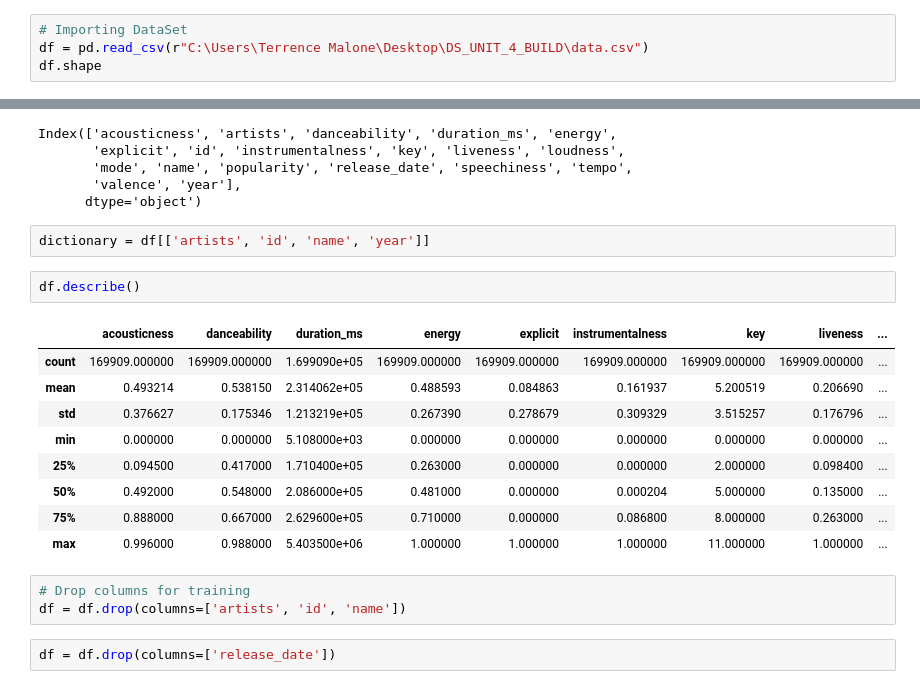
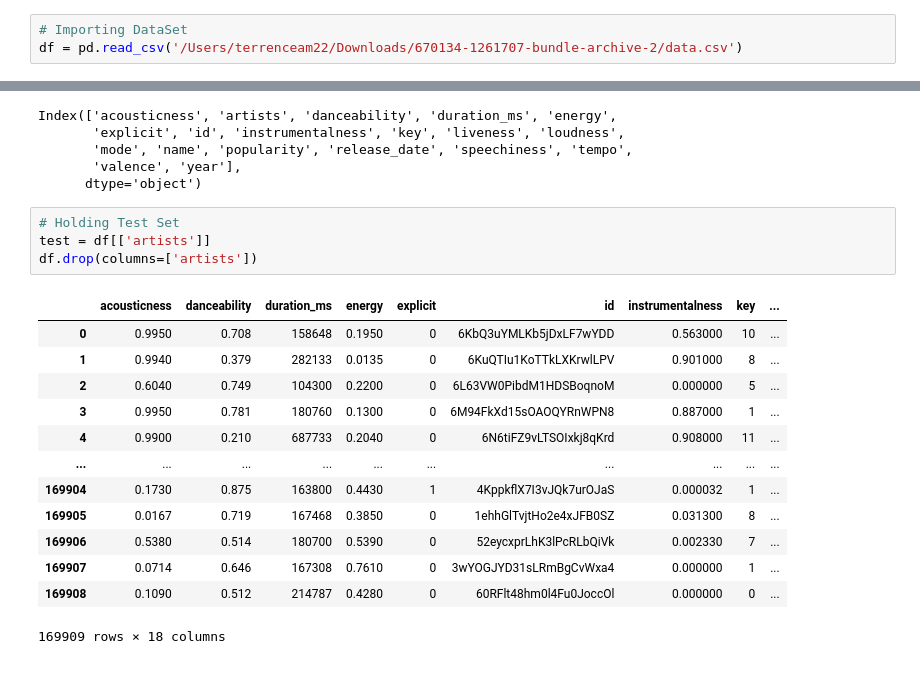
Before and after one commit to bw-spotify-song/DS, a Jupyter notebook: NeuralNetworkSpotify.ipynb, the cells around one changed output, grey strips where cells are left out. Cells and saved outputs as stored; diff of their text form.

```diff
--- a/NeuralNetworkSpotify.ipynb
+++ b/NeuralNetworkSpotify.ipynb
@@ -6,5 +6,4 @@ from sklearn.preprocessing import StandardScaler
 from sklearn.neighbors import NearestNeighbors
 # %%
 # Importing DataSet
-df = pd.read_csv(r"C:\Users\Terrence Malone\Desktop\DS_UNIT_4_BUILD\data.csv")
-df.shape
+df = pd.read_csv('/Users/terrenceam22/Downloads/670134-1261707-bundle-archive-2/data.csv')
@@ -27,22 +24,21 @@ Index(['acousticness', 'artists', 'danceability', 'duration_ms', 'energy',
        'mode', 'name', 'popularity', 'release_date', 'speechiness', 'tempo',
        'valence', 'year'],
       dtype='object')
-# %%
-dictionary = df[['artists', 'id', 'name', 'year']]
-# %%
-df.describe()
-# %% [output]
-|  | acousticness | danceability | duration_ms | energy | explicit | instrumentalness | key | liveness | ... |
-| count | 169909.000000 | 169909.000000 | 1.699090e+05 | 169909.000000 | 169909.000000 | 169909.000000 | 169909.000000 | 169909.000000 | ... |
-| mean | 0.493214 | 0.538150 | 2.314062e+05 | 0.488593 | 0.084863 | 0.161937 | 5.200519 | 0.206690 | ... |
-| std | 0.376627 | 0.175346 | 1.213219e+05 | 0.267390 | 0.278679 | 0.309329 | 3.515257 | 0.176796 | ... |
-| min | 0.000000 | 0.000000 | 5.108000e+03 | 0.000000 | 0.000000 | 0.000000 | 0.000000 | 0.000000 | ... |
-| 25% | 0.094500 | 0.417000 | 1.710400e+05 | 0.263000 | 0.000000 | 0.000000 | 2.000000 | 0.098400 | ... |
-| 50% | 0.492000 | 0.548000 | 2.086000e+05 | 0.481000 | 0.000000 | 0.000204 | 5.000000 | 0.135000 | ... |
-| 75% | 0.888000 | 0.667000 | 2.629600e+05 | 0.710000 | 0.000000 | 0.086800 | 8.000000 | 0.263000 | ... |
-| max | 0.996000 | 0.988000 | 5.403500e+06 | 1.000000 | 1.000000 | 1.000000 | 11.000000 | 1.000000 | ... |
 # %%
-# Drop columns for training
-df = df.drop(columns=['artists', 'id', 'name'])
+# Holding Test Set
+test = df[['artists']]
+df.drop(columns=['artists'])
+# %% [output]
+|  | acousticness | danceability | duration_ms | energy | explicit | id | instrumentalness | key | ... |
+| 0 | 0.9950 | 0.708 | 158648 | 0.1950 | 0 | 6KbQ3uYMLKb5jDxLF7wYDD | 0.563000 | 10 | ... |
+| 1 | 0.9940 | 0.379 | 282133 | 0.0135 | 0 | 6KuQTIu1KoTTkLXKrwlLPV | 0.901000 | 8 | ... |
+| 2 | 0.6040 | 0.749 | 104300 | 0.2200 | 0 | 6L63VW0PibdM1HDSBoqnoM | 0.000000 | 5 | ... |
+| 3 | 0.9950 | 0.781 | 180760 | 0.1300 | 0 | 6M94FkXd15sOAOQYRnWPN8 | 0.887000 | 1 | ... |
+| 4 | 0.9900 | 0.210 | 687733 | 0.2040 | 0 | 6N6tiFZ9vLTSOIxkj8qKrd | 0.908000 | 11 | ... |
+| ... | ... | ... | ... | ... | ... | ... | ... | ... | ... |
+| 169904 | 0.1730 | 0.875 | 163800 | 0.4430 | 1 | 4KppkflX7I3vJQk7urOJaS | 0.000032 | 1 | ... |
+| 169905 | 0.0167 | 0.719 | 167468 | 0.3850 | 0 | 1ehhGlTvjtHo2e4xJFB0SZ | 0.031300 | 8 | ... |
+| 169906 | 0.5380 | 0.514 | 180700 | 0.5390 | 0 | 52eycxprLhK3lPcRLbQiVk | 0.002330 | 7 | ... |
+| 169907 | 0.0714 | 0.646 | 167308 | 0.7610 | 0 | 3wYOGJYD31sLRmBgCvWxa4 | 0.000000 | 1 | ... |
+| 169908 | 0.1090 | 0.512 | 214787 | 0.4280 | 0 | 60RFlt48hm0l4Fu0JoccOl | 0.000000 | 0 | ... |
+169909 rows × 18 columns
-# %%
-df = df.drop(columns=['release_date'])
```
Also changed, not shown: parts of 19 cells of this notebook.
